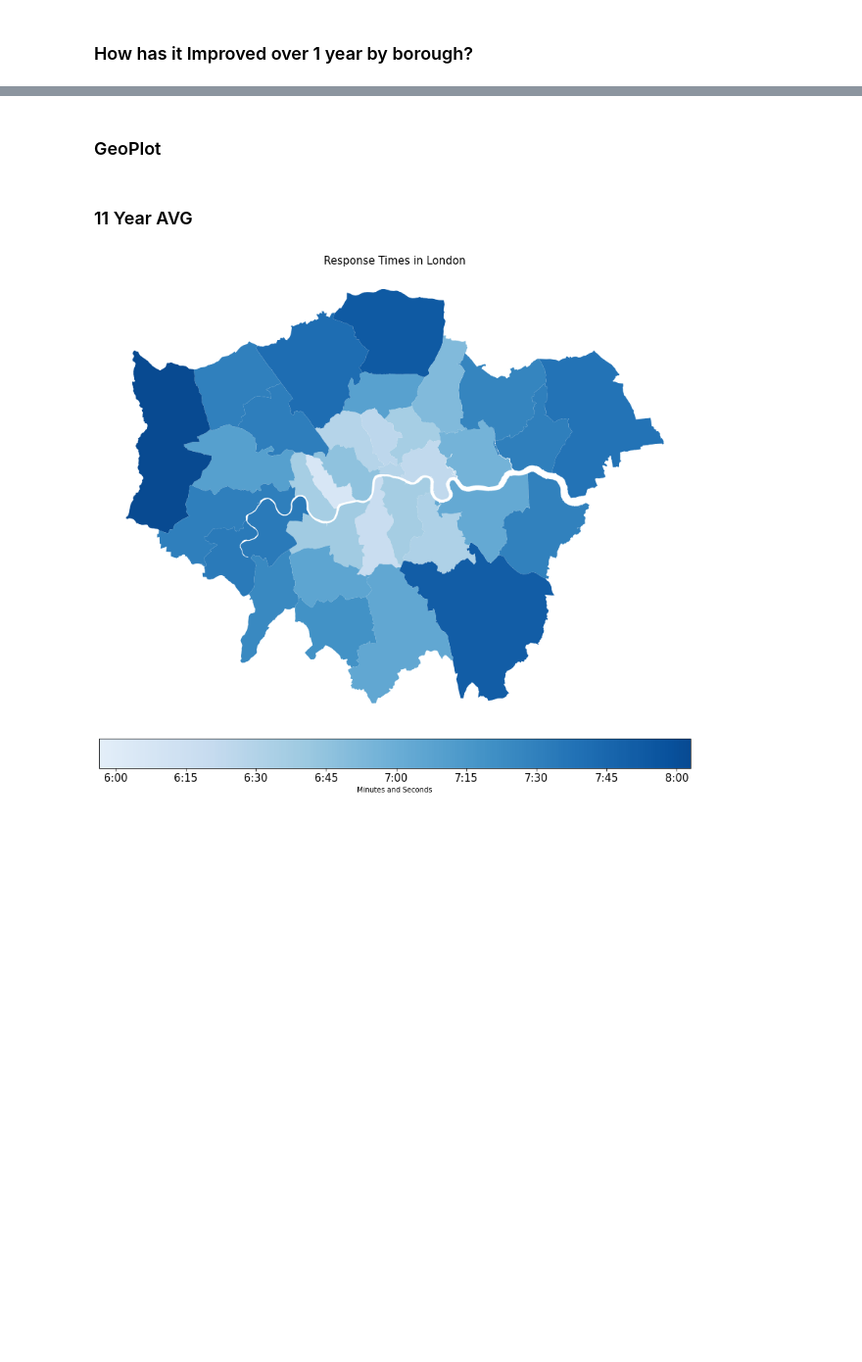
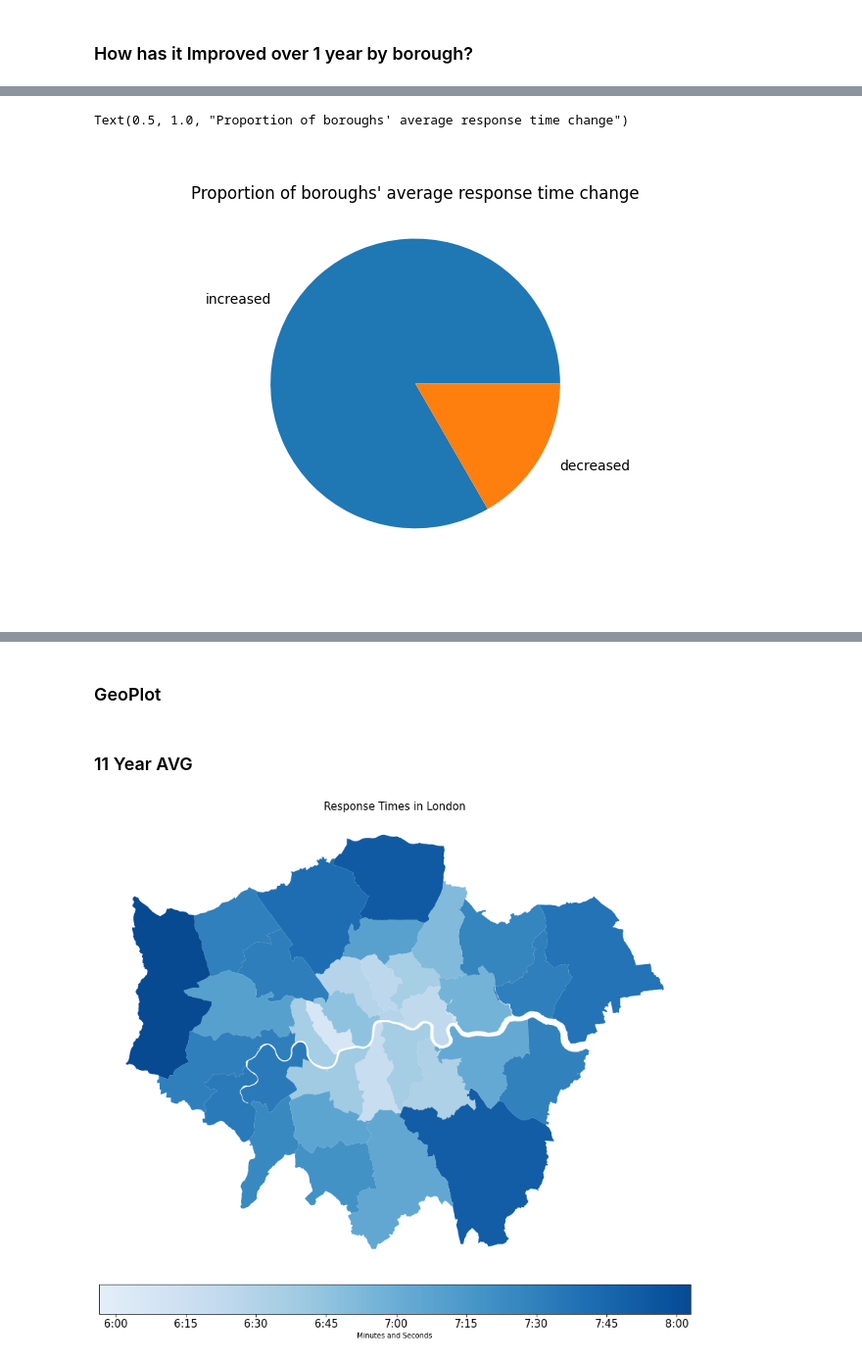
Before and after one commit to bendthompson/london-fires, a Jupyter notebook: notebooks/report.ipynb, the cells around one changed output, grey strips where cells are left out. Shown at 98% size. Drawn from its saved outputs; the diff is of its cells as text; code cells hidden in the pictures; blank space fills up the shorter version.

```diff
--- a/notebooks/report.ipynb
+++ b/notebooks/report.ipynb
@@ -213,0 +242,10 @@ Text(0.5, 1.0, '1-year Improvement in Response Times for each Inner London Borou
+# %%
+fig1, ax1 = plt.subplots()
+labels = ['increased', 'decreased']
+sizes = [((geo_df['2021'] - geo_df['2020']) < 0).sum(),((geo_df['2021'] - geo_df['2010']) > 0).sum()]
+
+ax1.pie(sizes, labels=labels, labeldistance=1.15);
+ax1.set_title("Proportion of boroughs' average response time change", pad=0)
+# %% [output]
+Text(0.5, 1.0, "Proportion of boroughs' average response time change")
+[figure, added]
```
Also changed, not shown: parts of 7 cells of this notebook, 2 other files.
